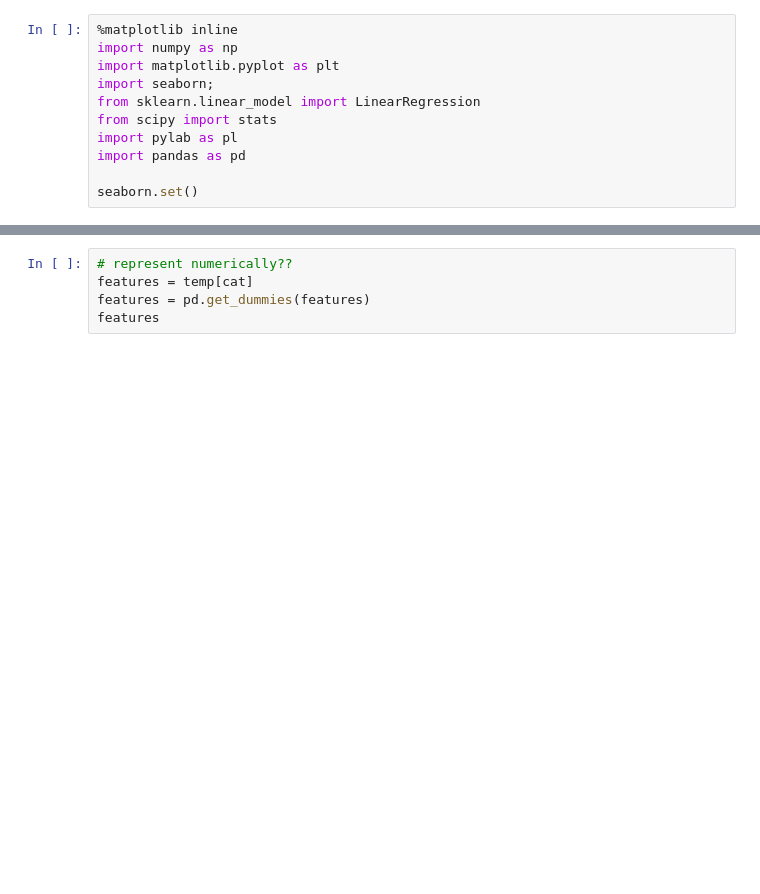
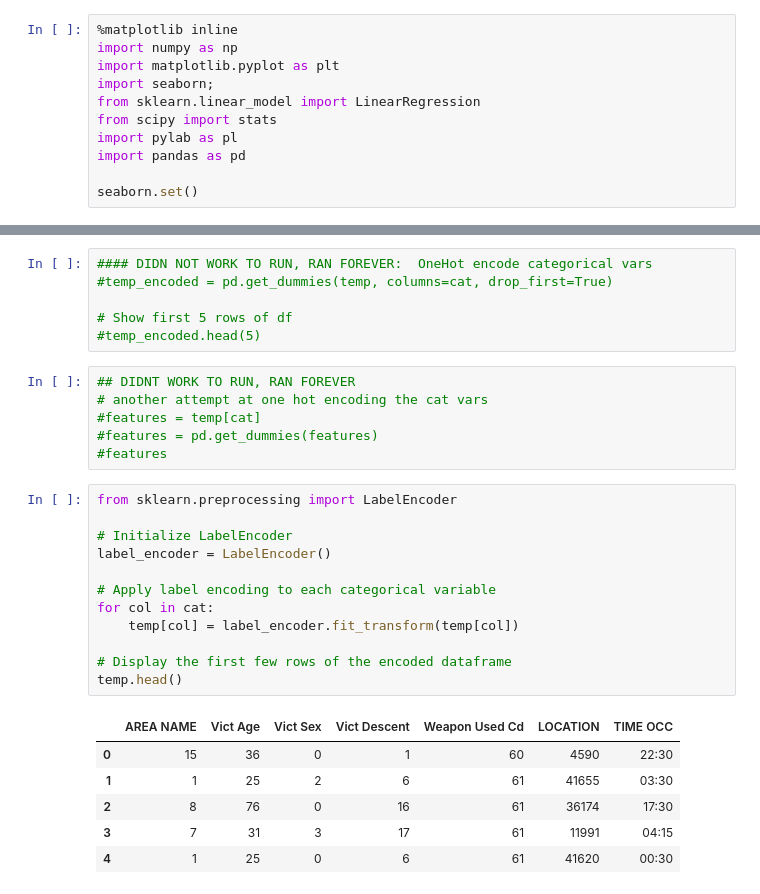
Before and after one commit to daisy-abbott/LA-Crime, a Jupyter notebook: exper.ipynb, the cells around one changed output, grey strips where cells are left out. Cells and saved outputs as stored; diff of their text form; blank space fills up the shorter version.

```diff
--- a/exper.ipynb
+++ b/exper.ipynb
@@ -68,5 +69,31 @@ temp
+# %%
+#### DIDN NOT WORK TO RUN, RAN FOREVER:  OneHot encode categorical vars
+#temp_encoded = pd.get_dummies(temp, columns=cat, drop_first=True)
+
+# Show first 5 rows of df
+#temp_encoded.head(5)
 # %%
-# represent numerically??
-features = temp[cat]
-features = pd.get_dummies(features)
-features
+## DIDNT WORK TO RUN, RAN FOREVER
+# another attempt at one hot encoding the cat vars
+#features = temp[cat]
+#features = pd.get_dummies(features)
+#features
+# %%
+from sklearn.preprocessing import LabelEncoder
+
+# Initialize LabelEncoder
+label_encoder = LabelEncoder()
+
+# Apply label encoding to each categorical variable
+for col in cat:
+    temp[col] = label_encoder.fit_transform(temp[col])
+
+# Display the first few rows of the encoded dataframe
+temp.head()
+# %% [output]
+|  | AREA NAME | Vict Age | Vict Sex | Vict Descent | Weapon Used Cd | LOCATION | TIME OCC |
+| 0 | 15 | 36 | 0 | 1 | 60 | 4590 | 22:30 |
+| 1 | 1 | 25 | 2 | 6 | 61 | 41655 | 03:30 |
+| 2 | 8 | 76 | 0 | 16 | 61 | 36174 | 17:30 |
+| 3 | 7 | 31 | 3 | 17 | 61 | 11991 | 04:15 |
+| 4 | 1 | 25 | 0 | 6 | 61 | 41620 | 00:30 |
```
Also changed, not shown: parts of 11 cells of this notebook.
